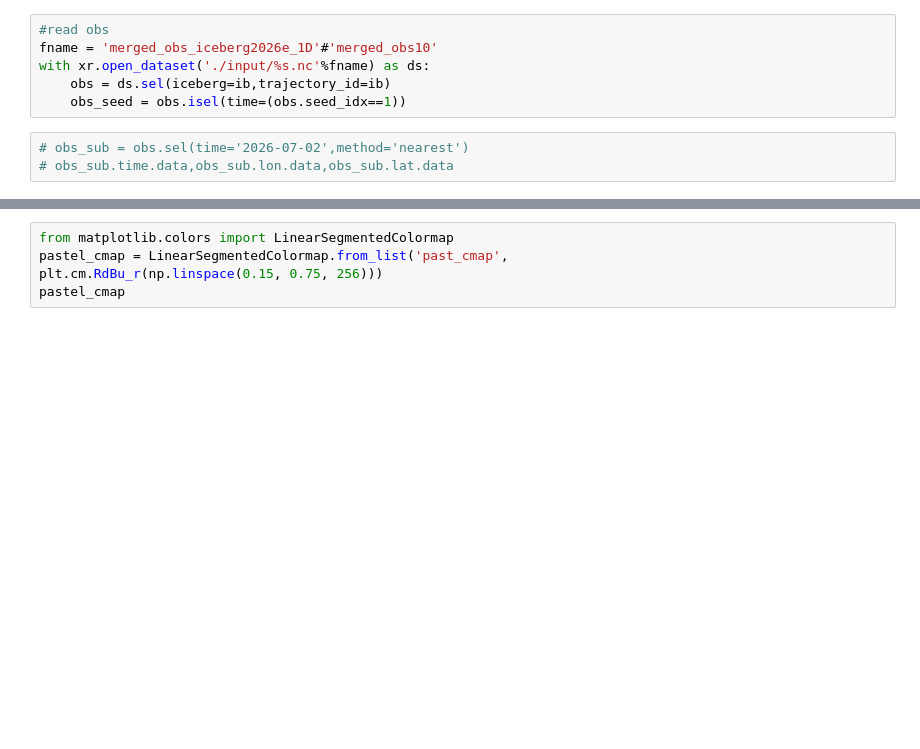
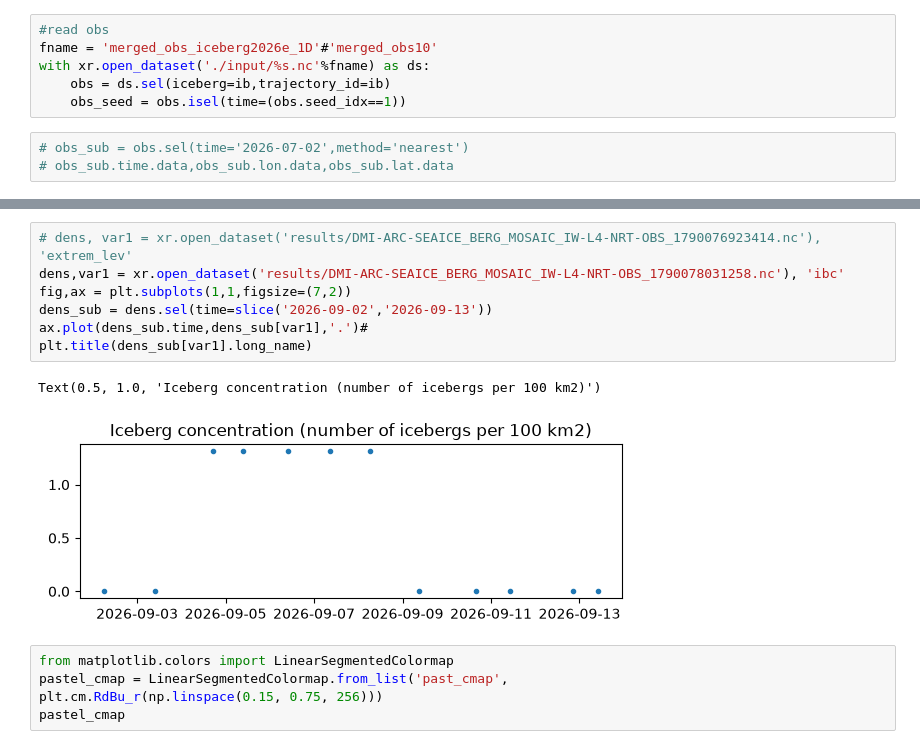
Before and after one commit to lia-f-h/openberg_july2026, a Jupyter notebook: scripts/analysis1-ib2026e.ipynb, the cells around one changed output, grey strips where cells are left out. Drawn from its saved outputs; the diff is of its cells as text; blank space fills up the shorter version.

```diff
--- a/scripts/analysis1-ib2026e.ipynb
+++ b/scripts/analysis1-ib2026e.ipynb
@@ -187,3 +190,13 @@ plt.show()
+# %%
+# dens, var1 = xr.open_dataset('results/DMI-ARC-SEAICE_BERG_MOSAIC_IW-L4-NRT-OBS_1790076923414.nc'), 'extrem_lev'
+dens,var1 = xr.open_dataset('results/DMI-ARC-SEAICE_BERG_MOSAIC_IW-L4-NRT-OBS_1790078031258.nc'), 'ibc'
+fig,ax = plt.subplots(1,1,figsize=(7,2))
+dens_sub = dens.sel(time=slice('2026-09-02','2026-09-13'))
+ax.plot(dens_sub.time,dens_sub[var1],'.')#
+plt.title(dens_sub[var1].long_name)
+# %% [output]
+Text(0.5, 1.0, 'Iceberg concentration (number of icebergs per 100 km2)')
+[figure, added]
 # %%
 from matplotlib.colors import LinearSegmentedColormap
 pastel_cmap = LinearSegmentedColormap.from_list('past_cmap',
```
Also changed, not shown: parts of 2 cells of this notebook, 22 other files.
